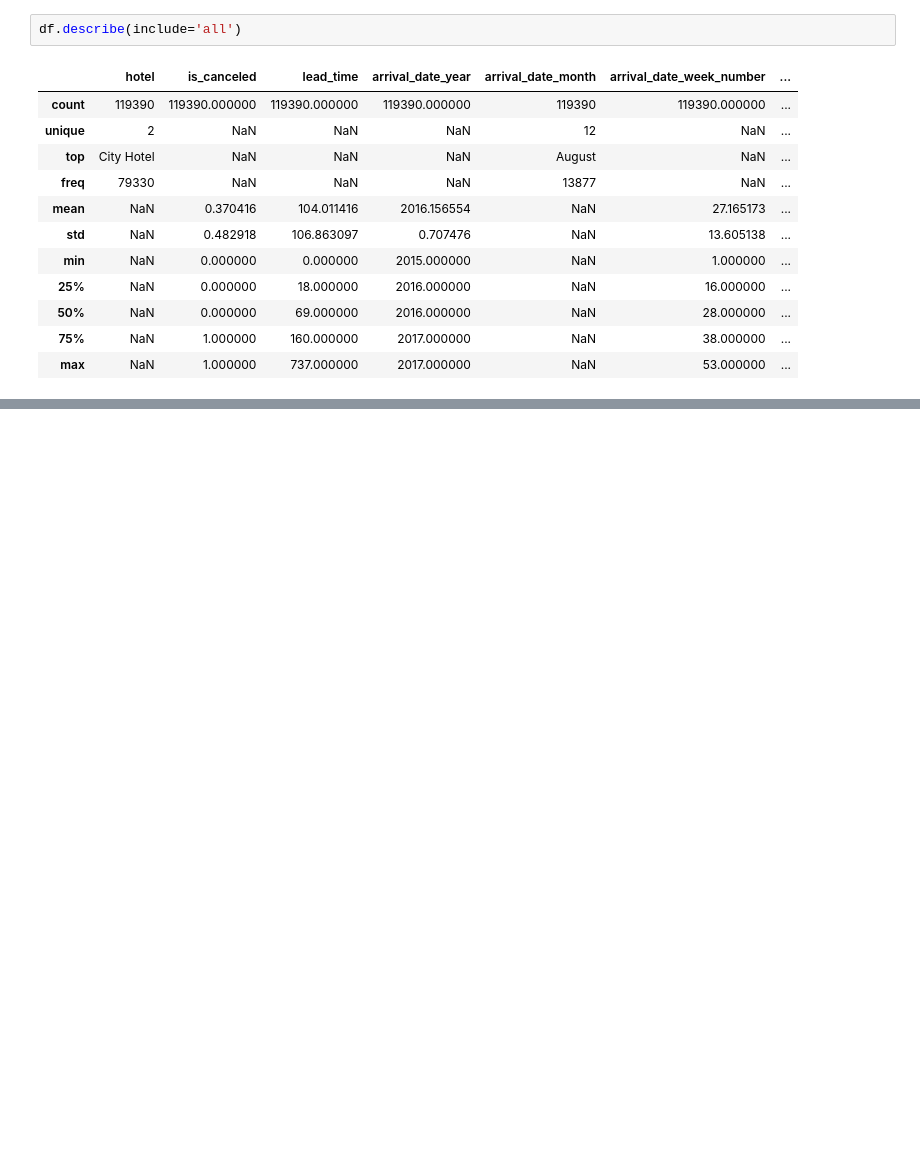
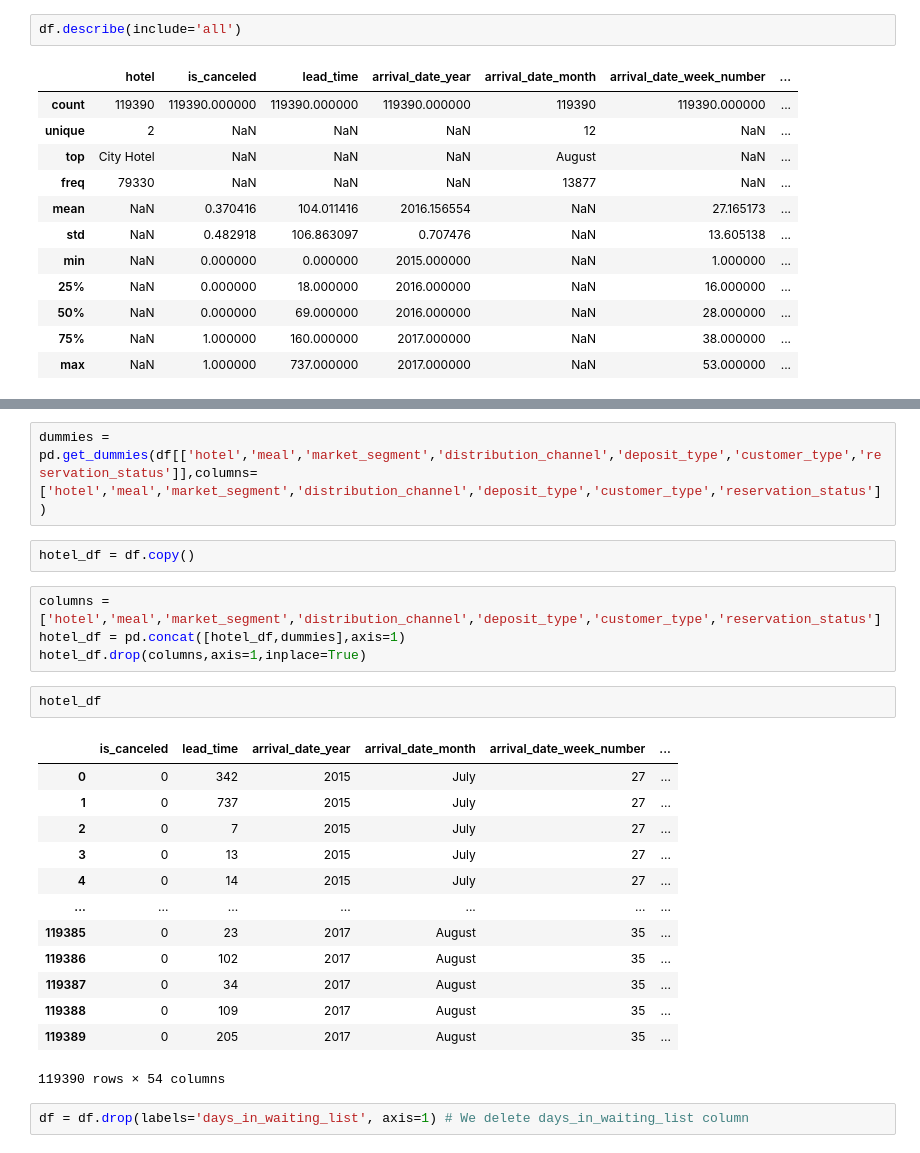
Before and after one commit to arifuddinatif/hotel-booking-analysis, a Jupyter notebook: Hotel_booking_analysis.ipynb, the cells around one changed output, grey strips where cells are left out. Saved outputs shown, nothing was run; the diff lists cells and outputs as text; blank space fills up the shorter version.

```diff
--- a/Hotel_booking_analysis.ipynb
+++ b/Hotel_booking_analysis.ipynb
@@ -76,0 +129,26 @@ df.describe(include='all')
+# %%
+dummies = pd.get_dummies(df[['hotel','meal','market_segment','distribution_channel','deposit_type','customer_type','reservation_status']],columns=['hotel','meal','market_segment','distribution_channel','deposit_type','customer_type','reservation_status'])
+# %%
+hotel_df = df.copy()
+# %%
+columns = ['hotel','meal','market_segment','distribution_channel','deposit_type','customer_type','reservation_status']
+hotel_df = pd.concat([hotel_df,dummies],axis=1)
+hotel_df.drop(columns,axis=1,inplace=True)
+# %%
+hotel_df
+# %% [output]
+|  | is_canceled | lead_time | arrival_date_year | arrival_date_month | arrival_date_week_number | ... |
+| 0 | 0 | 342 | 2015 | July | 27 | ... |
+| 1 | 0 | 737 | 2015 | July | 27 | ... |
+| 2 | 0 | 7 | 2015 | July | 27 | ... |
+| 3 | 0 | 13 | 2015 | July | 27 | ... |
+| 4 | 0 | 14 | 2015 | July | 27 | ... |
+| ... | ... | ... | ... | ... | ... | ... |
+| 119385 | 0 | 23 | 2017 | August | 35 | ... |
+| 119386 | 0 | 102 | 2017 | August | 35 | ... |
+| 119387 | 0 | 34 | 2017 | August | 35 | ... |
+| 119388 | 0 | 109 | 2017 | August | 35 | ... |
+| 119389 | 0 | 205 | 2017 | August | 35 | ... |
+119390 rows × 54 columns
+# %%
+df = df.drop(labels='days_in_waiting_list', axis=1) # We delete days_in_waiting_list column
```
Also changed, not shown: parts of 17 cells of this notebook.
